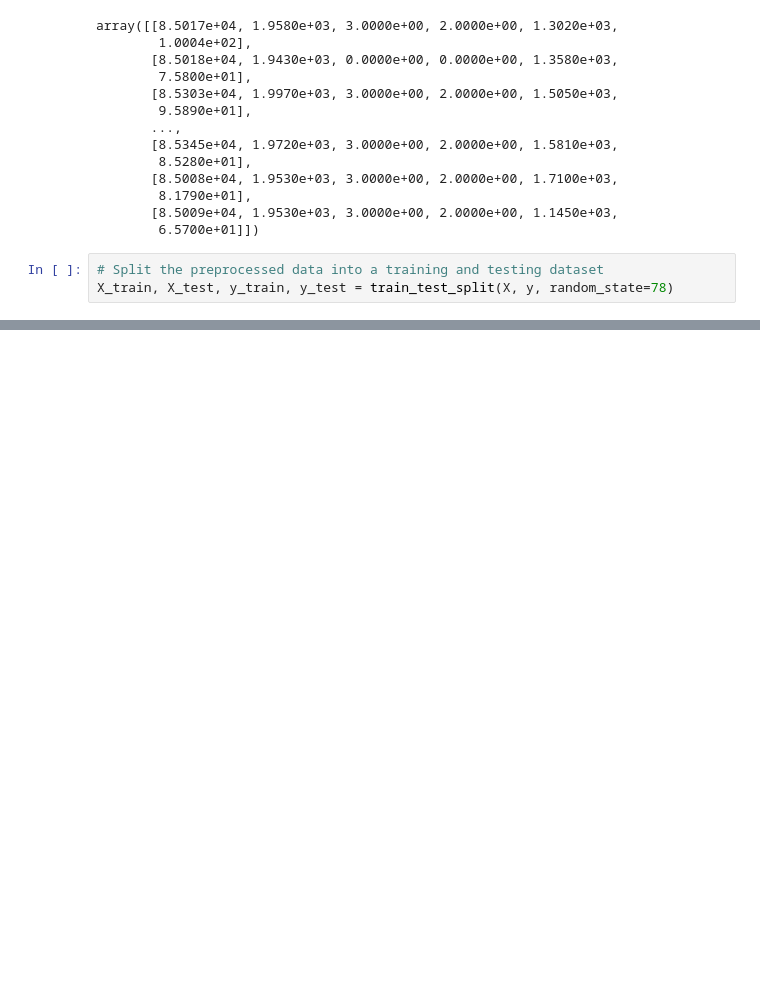
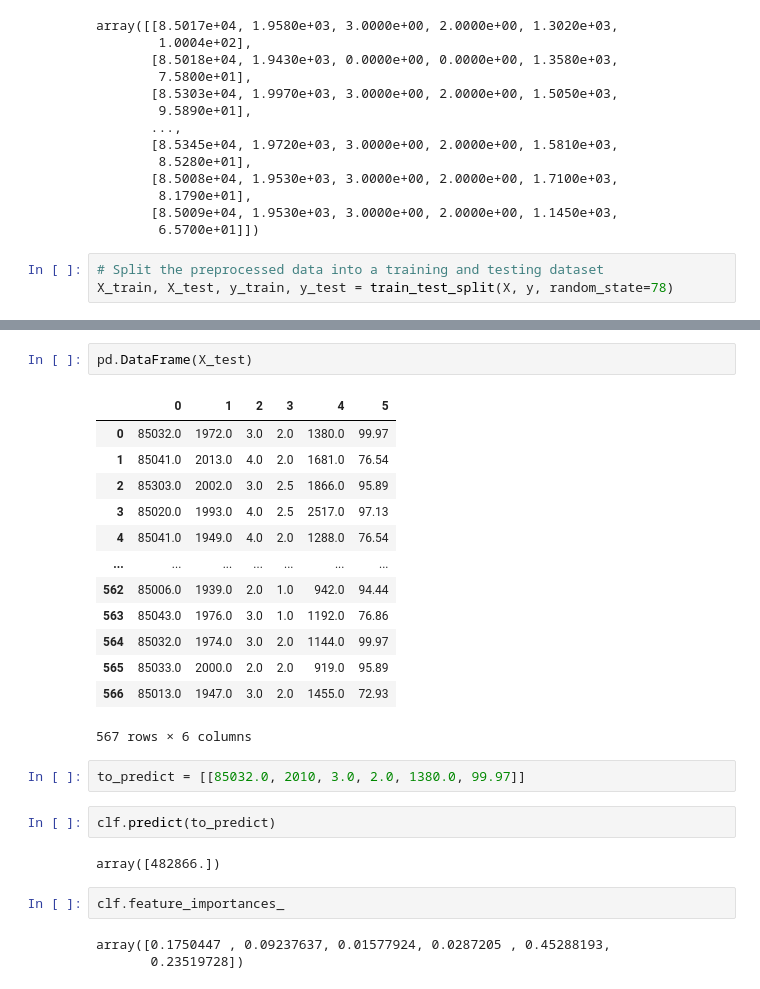
Before and after one commit to josephawanis30/MachineLearningRealEstatePredictions, a Jupyter notebook: RandomForestRegressor.ipynb, the cells around one changed output, grey strips where cells are left out. Drawn from its saved outputs; the diff is of its cells as text; blank space fills up the shorter version.

```diff
--- a/RandomForestRegressor.ipynb
+++ b/RandomForestRegressor.ipynb
@@ -119,0 +161,27 @@ Testing Score: 0.7101169968225822
+# %%
+pd.DataFrame(X_test)
+# %% [output]
+|  | 0 | 1 | 2 | 3 | 4 | 5 |
+| 0 | 85032.0 | 1972.0 | 3.0 | 2.0 | 1380.0 | 99.97 |
+| 1 | 85041.0 | 2013.0 | 4.0 | 2.0 | 1681.0 | 76.54 |
+| 2 | 85303.0 | 2002.0 | 3.0 | 2.5 | 1866.0 | 95.89 |
+| 3 | 85020.0 | 1993.0 | 4.0 | 2.5 | 2517.0 | 97.13 |
+| 4 | 85041.0 | 1949.0 | 4.0 | 2.0 | 1288.0 | 76.54 |
+| ... | ... | ... | ... | ... | ... | ... |
+| 562 | 85006.0 | 1939.0 | 2.0 | 1.0 | 942.0 | 94.44 |
+| 563 | 85043.0 | 1976.0 | 3.0 | 1.0 | 1192.0 | 76.86 |
+| 564 | 85032.0 | 1974.0 | 3.0 | 2.0 | 1144.0 | 99.97 |
+| 565 | 85033.0 | 2000.0 | 2.0 | 2.0 | 919.0 | 95.89 |
+| 566 | 85013.0 | 1947.0 | 3.0 | 2.0 | 1455.0 | 72.93 |
+567 rows × 6 columns
+# %%
+to_predict = [[85032.0, 2010, 3.0, 2.0, 1380.0, 99.97]]
+# %%
+clf.predict(to_predict)
+# %% [output]
+array([482866.])
+# %%
+clf.feature_importances_
+# %% [output]
+array([0.1750447 , 0.09237637, 0.01577924, 0.0287205 , 0.45288193,
+       0.23519728])
```
Also changed, not shown: parts of 6 cells of this notebook.
